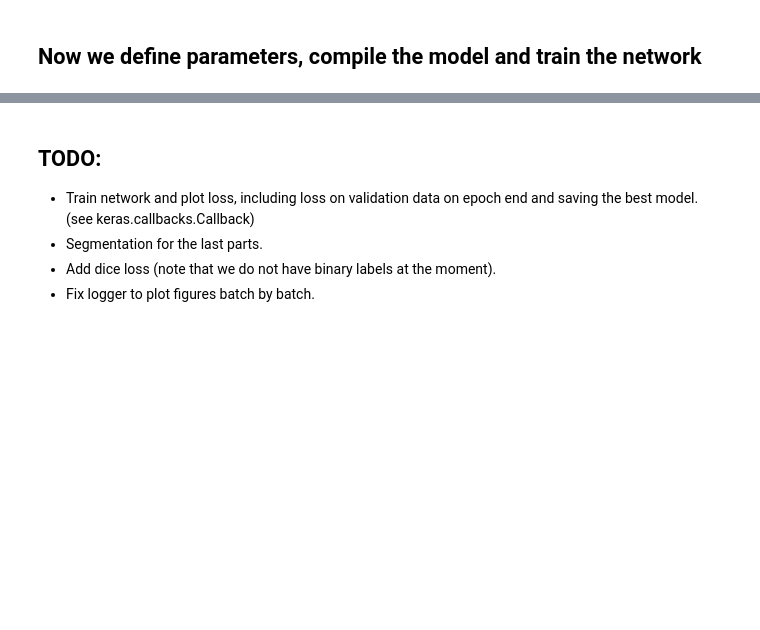
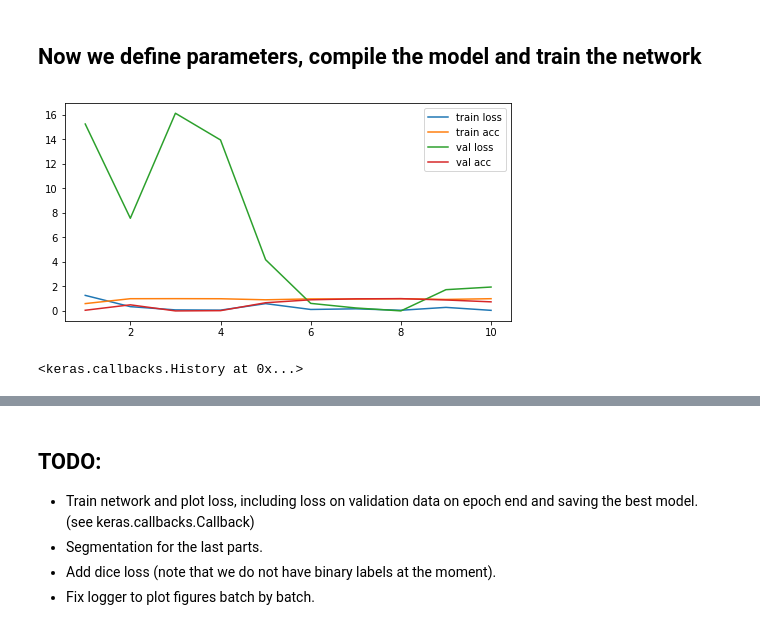
Before and after one commit to Mangodream01/ISMI_project, a Jupyter notebook: final_project.ipynb, the cells around one changed output, grey strips where cells are left out. Drawn from its saved outputs; the diff is of its cells as text; code cells hidden in the pictures; blank space fills up the shorter version.

Commit message:
training is weird

```diff
--- a/final_project.ipynb
+++ b/final_project.ipynb
@@ -62,18 +57,12 @@ print(os.getcwd())
 # Load the train set as SITK images
 # %%
 # load images and labels, loading all takes some time, so just take 5 for now
-train_imgs = [sitk.ReadImage(train_instance['image']) for train_instance in train_paths[:2]]
-train_lbls = [sitk.ReadImage(train_instance['label']) for train_instance in train_paths[:2]]
-
-for img in train_imgs:
-    print(img.GetSize())
+train_imgs = [sitk.ReadImage(train_instance['image']) for train_instance in train_paths[:20]]
+train_lbls = [sitk.ReadImage(train_instance['label']) for train_instance in train_paths[:20]]
 # %%
 # train images as numpy
 np_train_imgs = [sitk.GetArrayFromImage(i) for i in train_imgs]
 np_train_lbls = [sitk.GetArrayFromImage(i) for i in train_lbls]
-
-for img in np_train_imgs:
-    print(img.shape)
 # %% [markdown]
 # Spacing
 Images do not have the same spacings. We will first resample. For this we need the spacings in the SITK images. Note that when converting sitk to numpy the z axis is placed at the front. Spacings in order: (x, y, z), numpy image: (z, x, y)
@@ -391,6 +448,7 @@ class Logger(keras.callbacks.Callback):
         self.tr_accs.append(logs.get('acc'))
         self.plot()
 
+        # safe best model after epoch end
         if self.val_losses[-1] < self.best_val_loss:
             self.best_val_loss = self.val_losses[-1]
             self.model.save(self.model_filename) # save best model to disk
@@ -398,12 +456,12 @@ class Logger(keras.callbacks.Callback):
 
     def plot(self):
         clear_output()
-        n = len(self.val_losses)
-        plt.figure()
-        plt.plot(range(0, n), self.tr_losses, label='train loss')
-        plt.plot(range(0, n), self.tr_accs, label='train acc')
-        plt.plot(range(0, n), self.val_losses, label='val loss')
-        plt.plot(range(0, n), self.val_accs, label='val acc')
+        plt.figure(figsize=(8, 4))
+        n = len(self.val_losses) + 1
+        plt.plot(range(1, n), self.tr_losses, label='train loss')
+        plt.plot(range(1, n), self.tr_accs, label='train acc')
+        plt.plot(range(1, n), self.val_losses, label='val loss')
+        plt.plot(range(1, n), self.val_accs, label='val acc')
         plt.legend(loc='upper right')
         plt.show()
 # %% [markdown]
@@ -416,26 +477,29 @@ if not os.path.exists(data_dir):
 # %%
-learning_rate   = 0.001
+learning_rate   = 0.01
 # optimizer       = SGD(lr=learning_rate, momentum=0.9, nesterov=True)
 optimizer       = Adam(lr=learning_rate, beta_1=0.9, beta_2=0.999, epsilon=1e-08, decay=0.0)
 loss            = ['categorical_crossentropy']
 metrics         = ['accuracy']  # probably not useful (?)
 steps_per_epoch = 10
 epochs          = 10
 logger          = Logger(data_dir, '3D_UNet')
 
 image_generator_train = batch_generator_train.get_image_generator(batch_size)
 image_generator_val   = batch_generator_val.get_image_generator(batch_size)
 
 # compile model
 unet_3d.compile(optimizer=optimizer, loss=loss, metrics=metrics)
 
 # train the model
 unet_3d.fit_generator(generator=image_generator_train,
                     steps_per_epoch=steps_per_epoch,
                     epochs=epochs,
                     validation_data=image_generator_val,
-                    validation_steps=1,
+                    validation_steps=10,
                     callbacks=[logger])
+# %% [output]
+[figure, added]
+<keras.callbacks.History at 0x...>
 # %% [markdown]
 ## Getting the full segmentation map
 Like this but then 3D:
```
Also changed, not shown: parts of 16 cells of this notebook.
